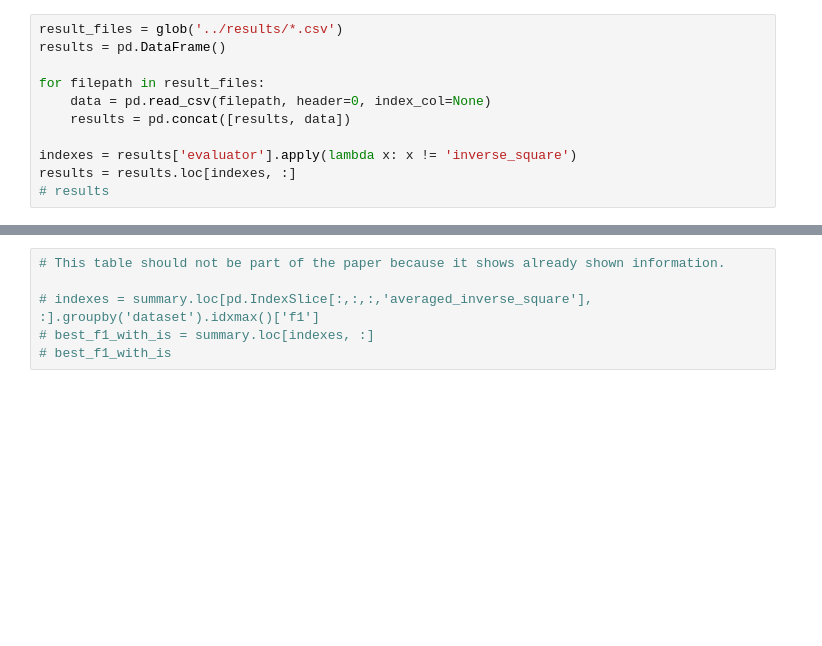
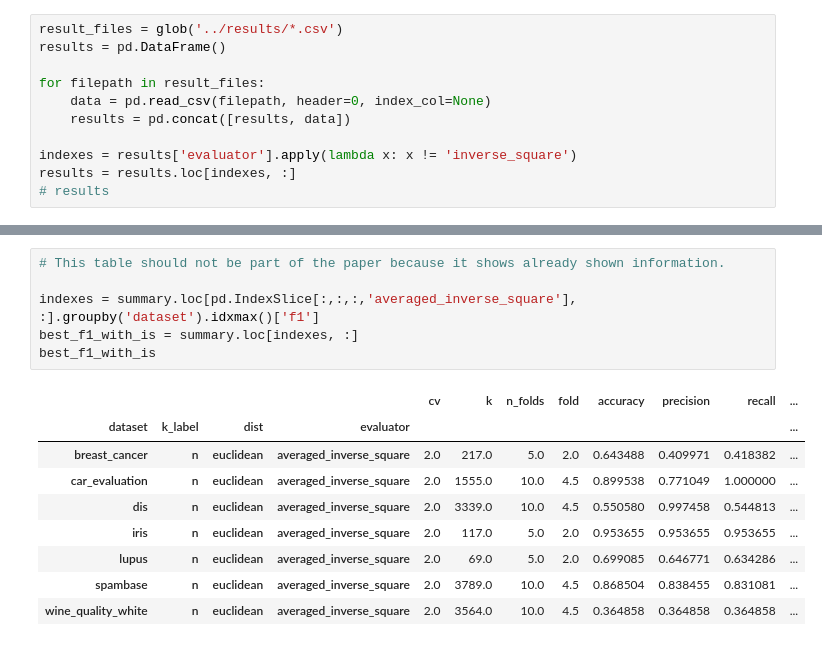
Before and after one commit to btrevizan/reproducible-knn, a Jupyter notebook: analysis/Results analysis.ipynb, the cells around one changed output, grey strips where cells are left out. Saved outputs shown, nothing was run; the diff lists cells and outputs as text; blank space fills up the shorter version.

```diff
--- a/analysis/Results analysis.ipynb
+++ b/analysis/Results analysis.ipynb
@@ -64,8 +85,18 @@ Also, in the paper there is no dist or evaluator parameters. All algorithms use
 # %%
 # This table should not be part of the paper because it shows already shown information.
 
-# indexes = summary.loc[pd.IndexSlice[:,:,:,'averaged_inverse_square'], :].groupby('dataset').idxmax()['f1']
-# best_f1_with_is = summary.loc[indexes, :]
-# best_f1_with_is
+indexes = summary.loc[pd.IndexSlice[:,:,:,'averaged_inverse_square'], :].groupby('dataset').idxmax()['f1']
+best_f1_with_is = summary.loc[indexes, :]
+best_f1_with_is
+# %% [output]
+|  |  |  |  | cv | k | n_folds | fold | accuracy | precision | recall | ... |
+| dataset | k_label | dist | evaluator |  |  |  |  |  |  |  | ... |
+| breast_cancer | n | euclidean | averaged_inverse_square | 2.0 | 217.0 | 5.0 | 2.0 | 0.643488 | 0.409971 | 0.418382 | ... |
+| car_evaluation | n | euclidean | averaged_inverse_square | 2.0 | 1555.0 | 10.0 | 4.5 | 0.899538 | 0.771049 | 1.000000 | ... |
+| dis | n | euclidean | averaged_inverse_square | 2.0 | 3339.0 | 10.0 | 4.5 | 0.550580 | 0.997458 | 0.544813 | ... |
+| iris | n | euclidean | averaged_inverse_square | 2.0 | 117.0 | 5.0 | 2.0 | 0.953655 | 0.953655 | 0.953655 | ... |
+| lupus | n | euclidean | averaged_inverse_square | 2.0 | 69.0 | 5.0 | 2.0 | 0.699085 | 0.646771 | 0.634286 | ... |
+| spambase | n | euclidean | averaged_inverse_square | 2.0 | 3789.0 | 10.0 | 4.5 | 0.868504 | 0.838455 | 0.831081 | ... |
+| wine_quality_white | n | euclidean | averaged_inverse_square | 2.0 | 3564.0 | 10.0 | 4.5 | 0.364858 | 0.364858 | 0.364858 | ... |
 # %%
 data = summary.reset_index()
```
Also changed, not shown: parts of 6 cells of this notebook, 2 other files.
